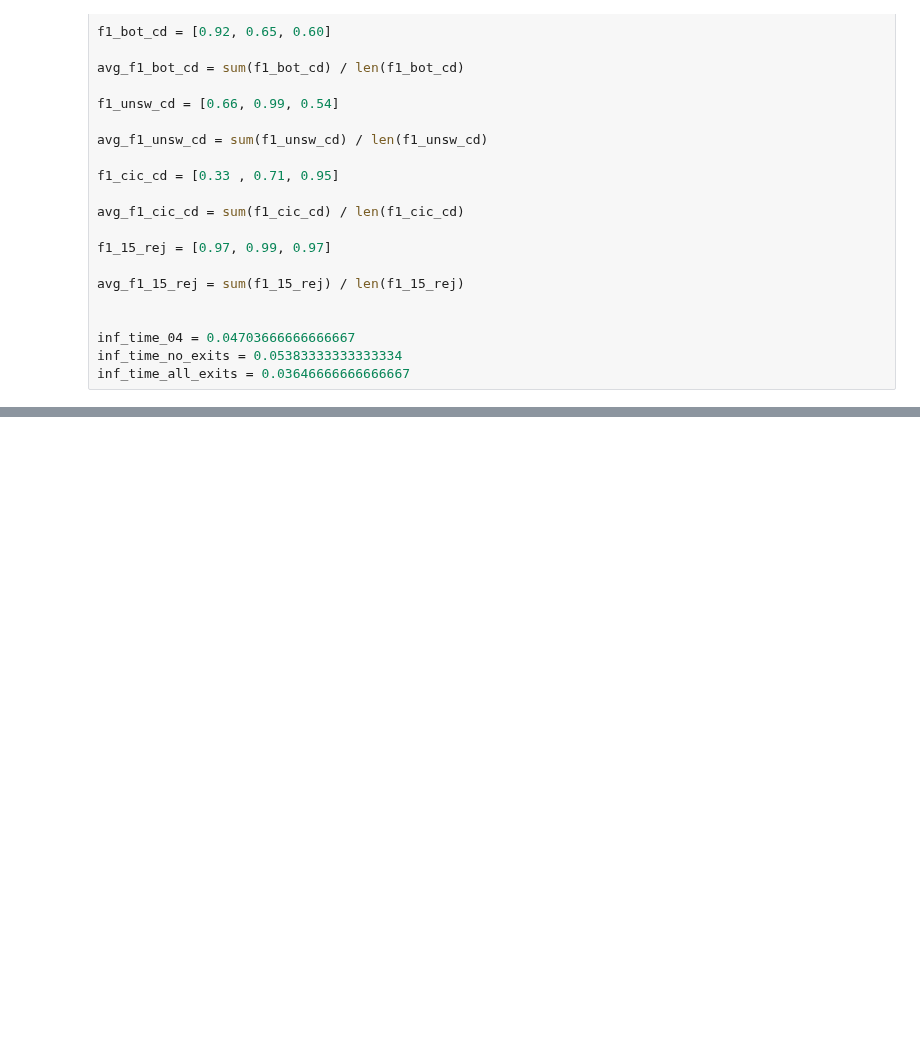
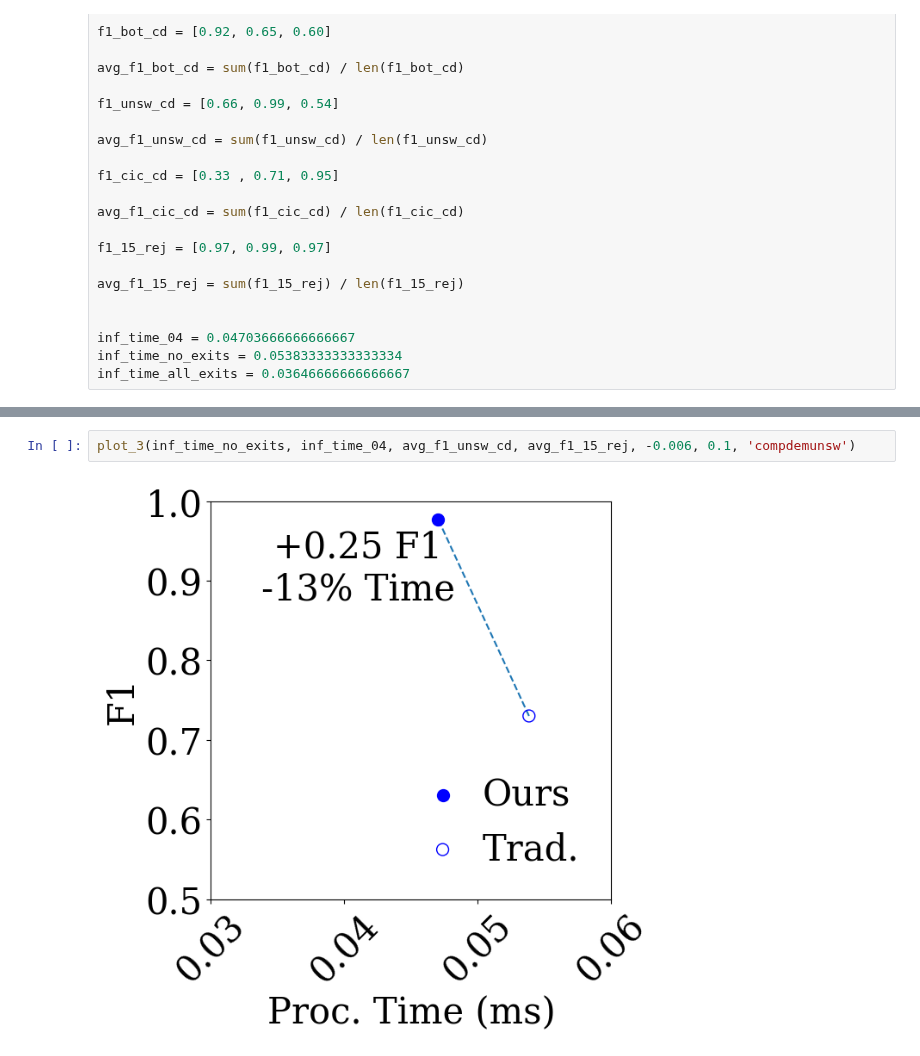
Before and after one commit to LucasSotomaiorAPereira/pibic-25-26, a Jupyter notebook: versao_artigo/f1_display.ipynb, the cells around one changed output, grey strips where cells are left out. Saved outputs shown, nothing was run; the diff lists cells and outputs as text; blank space fills up the shorter version.

```diff
--- a/versao_artigo/f1_display.ipynb
+++ b/versao_artigo/f1_display.ipynb
@@ -183,0 +188,4 @@ plot_3(inf_time_all_exits, inf_time_04, avg_f1_cic_rc, avg_f1_15_rej, 'resconstc
+# %%
+plot_3(inf_time_no_exits, inf_time_04, avg_f1_unsw_cd, avg_f1_15_rej, -0.006, 0.1, 'compdemunsw')
+# %% [output]
+[figure, added]
```
Also changed, not shown: parts of 6 cells of this notebook, 6 other files.
